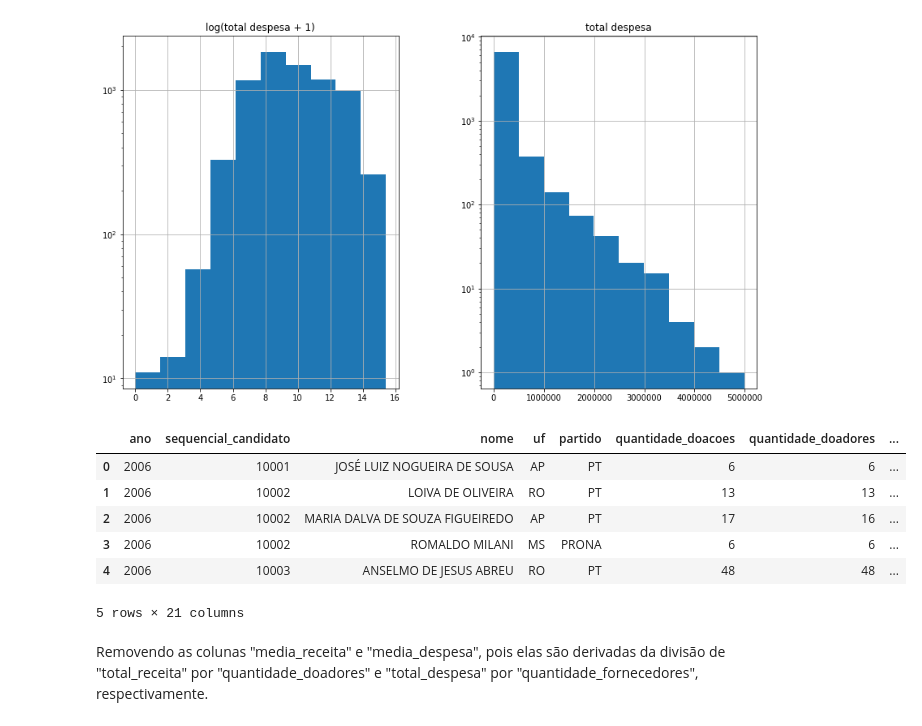
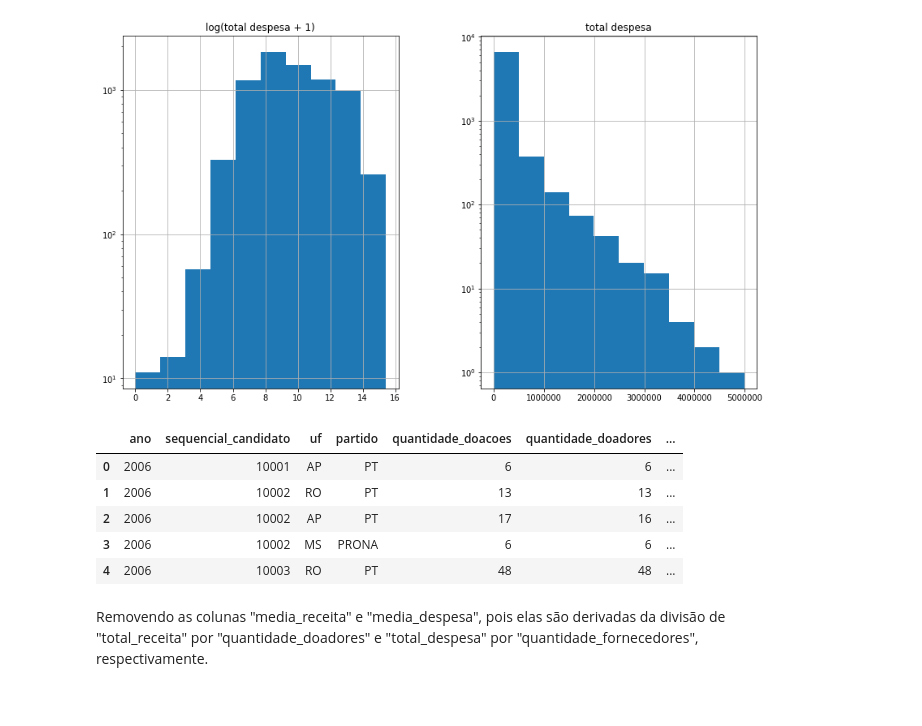
Before and after one commit to RenatoEly/aprendizagemDeMaquina, a Jupyter notebook: Ex3/previsão votação de deputados.ipynb, the cells around one changed output. Saved outputs shown, nothing was run; the diff lists cells and outputs as text; code cells hidden in the pictures.

```diff
--- a/Ex3/previsão votação de deputados.ipynb
+++ b/Ex3/previsão votação de deputados.ipynb
@@ -58,17 +58,15 @@ array([[<matplotlib.axes._subplots.AxesSubplot object at 0x...>,
 [figure]
 [figure]
 # %%
-data = data.drop('media_receita', axis=1)
-data = data.drop('media_despesa', axis=1)
+data = data.drop(columns=['media_receita','media_despesa','nome'])
 data.head()
 # %% [output]
-|  | ano | sequencial_candidato | nome | uf | partido | quantidade_doacoes | quantidade_doadores | ... |
-| 0 | 2006 | 10001 | JOSÉ LUIZ NOGUEIRA DE SOUSA | AP | PT | 6 | 6 | ... |
-| 1 | 2006 | 10002 | LOIVA DE OLIVEIRA | RO | PT | 13 | 13 | ... |
-| 2 | 2006 | 10002 | MARIA DALVA DE SOUZA FIGUEIREDO | AP | PT | 17 | 16 | ... |
-| 3 | 2006 | 10002 | ROMALDO MILANI | MS | PRONA | 6 | 6 | ... |
-| 4 | 2006 | 10003 | ANSELMO DE JESUS ABREU | RO | PT | 48 | 48 | ... |
+|  | ano | sequencial_candidato | uf | partido | quantidade_doacoes | quantidade_doadores | ... |
+| 0 | 2006 | 10001 | AP | PT | 6 | 6 | ... |
+| 1 | 2006 | 10002 | RO | PT | 13 | 13 | ... |
+| 2 | 2006 | 10002 | AP | PT | 17 | 16 | ... |
+| 3 | 2006 | 10002 | MS | PRONA | 6 | 6 | ... |
+| 4 | 2006 | 10003 | RO | PT | 48 | 48 | ... |
-5 rows × 21 columns
 # %% [markdown]
 Removendo as colunas "media_receita" e "media_despesa", pois elas são derivadas da divisão de "total_receita" por "quantidade_doadores" e "total_despesa" por "quantidade_fornecedores", respectivamente.
 # %%
```
Also changed, not shown: parts of 12 cells of this notebook, 3 other files.
